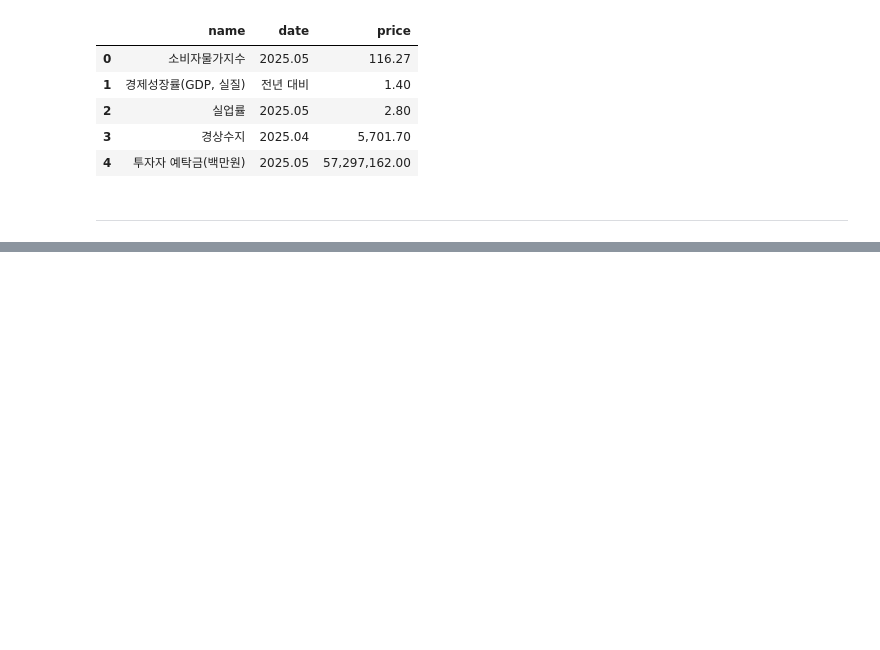
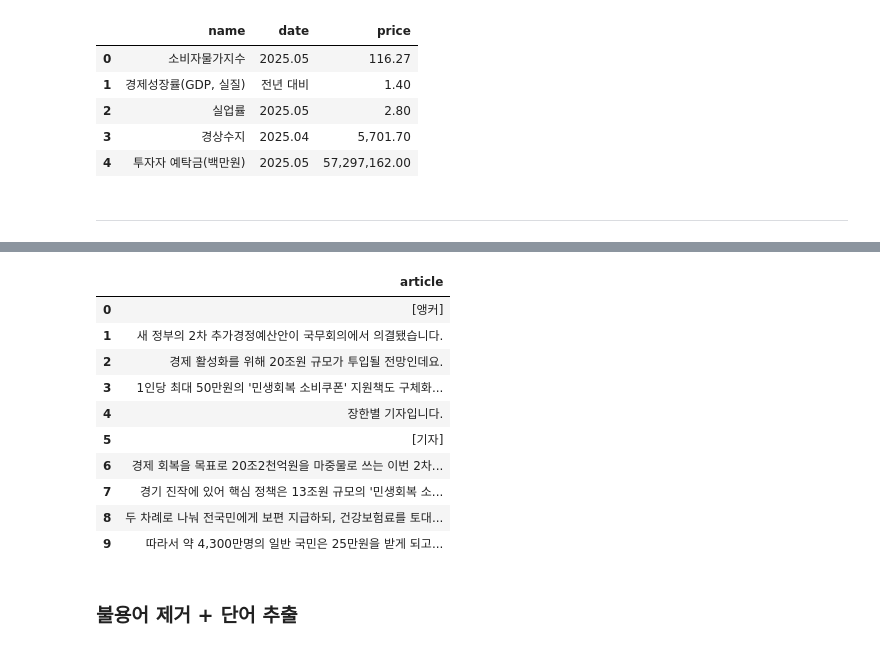
Before and after one commit to Jeeunun/AWS_3tier_Architecture_project, a Jupyter notebook: 3.wordcloud.ipynb, the cells around one changed output, grey strips where cells are left out. Cells and saved outputs as stored; diff of their text form; code cells hidden in the pictures; blank space fills up the shorter version.

```diff
--- a/3.wordcloud.ipynb
+++ b/3.wordcloud.ipynb
@@ -26,0 +73,17 @@ indicators
+# %%
+example = total_articles[:10]
+example
+# %% [output]
+|  | article |
+| 0 | [앵커] |
+| 1 | 새 정부의 2차 추가경정예산안이 국무회의에서 의결됐습니다. |
+| 2 | 경제 활성화를 위해 20조원 규모가 투입될 전망인데요. |
+| 3 | 1인당 최대 50만원의 '민생회복 소비쿠폰' 지원책도 구체화... |
+| 4 | 장한별 기자입니다. |
+| 5 | [기자] |
+| 6 | 경제 회복을 목표로 20조2천억원을 마중물로 쓰는 이번 2차... |
+| 7 | 경기 진작에 있어 핵심 정책은 13조원 규모의 '민생회복 소... |
+| 8 | 두 차례로 나눠 전국민에게 보편 지급하되, 건강보험료를 토대... |
+| 9 | 따라서 약 4,300만명의 일반 국민은 25만원을 받게 되고... |
+# %% [markdown]
+### 불용어 제거 + 단어 추출
```
Also changed, not shown: parts of 8 cells of this notebook, 2 other files.
